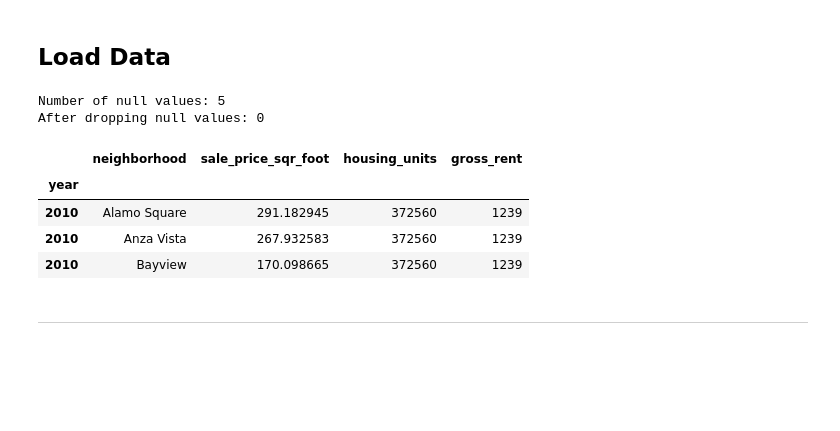
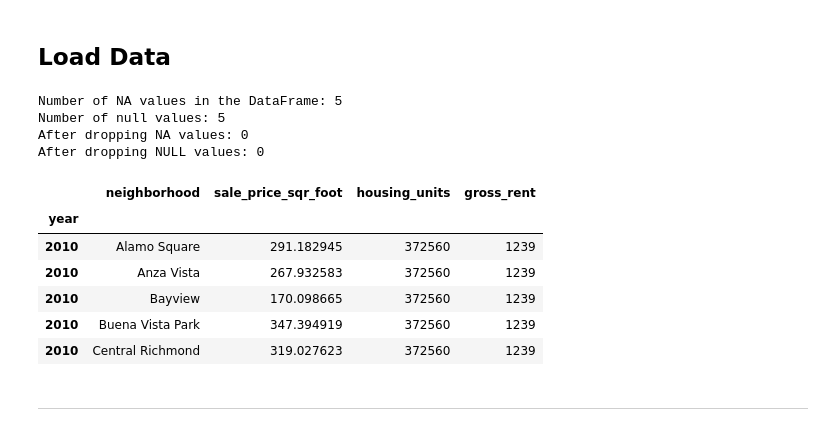
Before and after one commit to Antharithm/PyViz, a Jupyter notebook: 06-PyViz/Instructions/Starter_Code/rental_analysis.ipynb, the cells around one changed output. Cells and saved outputs as stored; diff of their text form; code cells hidden in the pictures; blank space fills up the shorter version.

```diff
--- a/06-PyViz/Instructions/Starter_Code/rental_analysis.ipynb
+++ b/06-PyViz/Instructions/Starter_Code/rental_analysis.ipynb
@@ -38,27 +38,38 @@ map_box_api = os.getenv("mapbox")
 # %%
 # Read the census data into a Pandas DataFrame
 file_path = Path("Data/sfo_neighborhoods_census_data.csv")
 sfo_data = pd.read_csv(file_path, index_col= "year")
+
+# checking for NA values
+number_of_na = sfo_data.isna().sum().sum()
+print(f"Number of NA values in the DataFrame: {number_of_na}")
 
 # Check for null values
 number_of_nulls = sfo_data.isnull().sum().sum()
 print(f"Number of null values: {number_of_nulls}")
 
 # Drop the null values
 sfo_data.dropna(inplace = True)
 
+number_of_na = sfo_data.isna().sum().sum()
+print(f"After dropping NA values: {number_of_na}")
+
 number_of_nulls = sfo_data.isnull().sum().sum()
-print(f"After dropping null values: {number_of_nulls}")
+print(f"After dropping NULL values: {number_of_nulls}")
 
-sfo_data.head(3)
+sfo_data.head(5)
 # %% [output]
+Number of NA values in the DataFrame: 5
 Number of null values: 5
-After dropping null values: 0
+After dropping NA values: 0
+After dropping NULL values: 0
 |  | neighborhood | sale_price_sqr_foot | housing_units | gross_rent |
 | year |  |  |  |  |
 | 2010 | Alamo Square | 291.182945 | 372560 | 1239 |
 | 2010 | Anza Vista | 267.932583 | 372560 | 1239 |
 | 2010 | Bayview | 170.098665 | 372560 | 1239 |
+| 2010 | Buena Vista Park | 347.394919 | 372560 | 1239 |
+| 2010 | Central Richmond | 319.027623 | 372560 | 1239 |
 # %% [markdown]
 - - -
 # %% [markdown]
```
Also changed, not shown: parts of 18 cells of this notebook, 1 other file.
